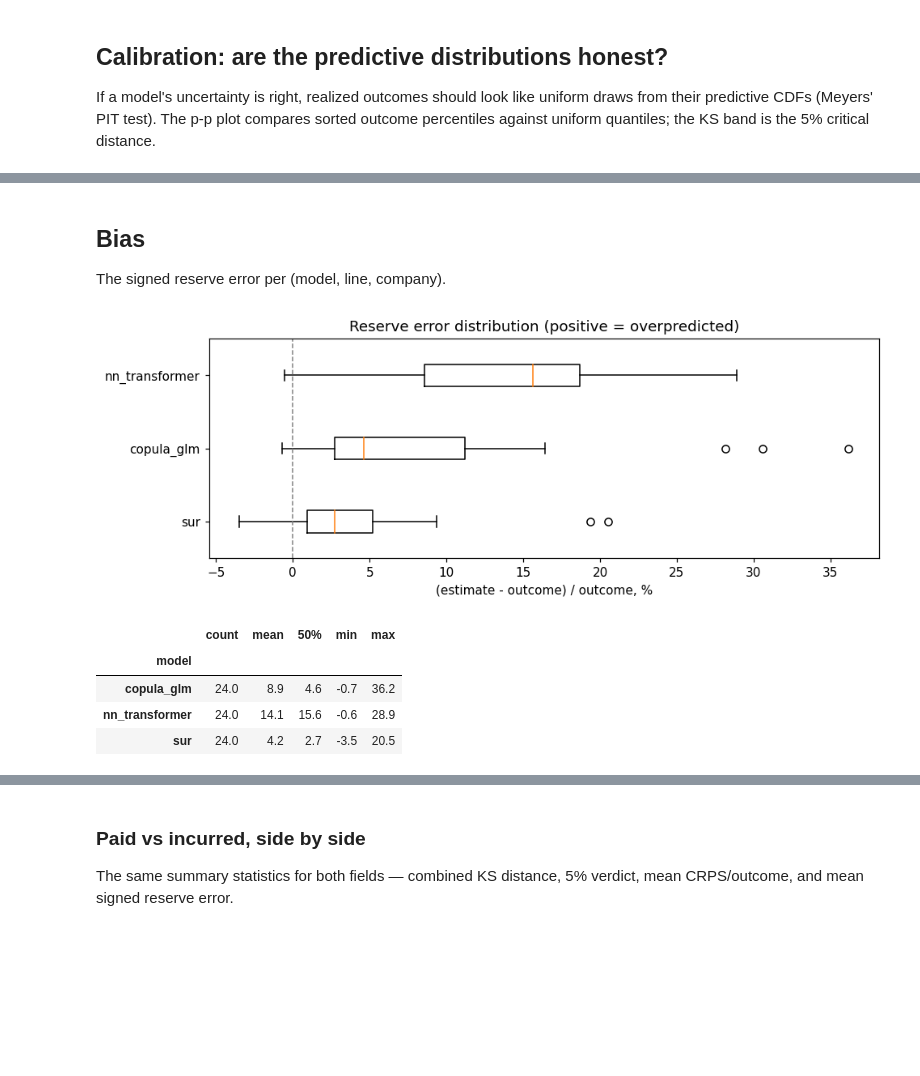
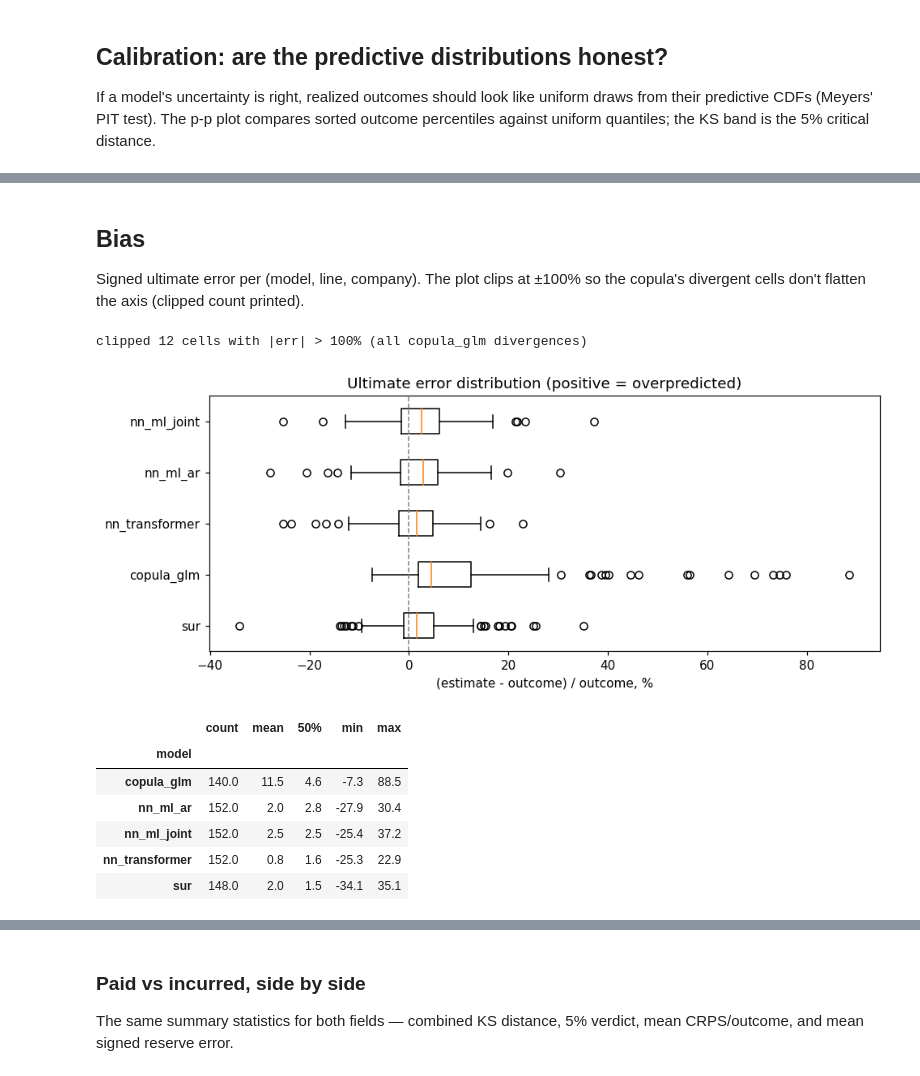
Before and after one commit to EKtheSage/ibnr, a Jupyter notebook: analysis/02_transformer_vs_statistical.ipynb, the cells around one changed output, grey strips where cells are left out. Drawn from its saved outputs; the diff is of its cells as text; code cells hidden in the pictures; blank space fills up the shorter version.

```diff
--- a/analysis/02_transformer_vs_statistical.ipynb
+++ b/analysis/02_transformer_vs_statistical.ipynb
@@ -19,10 +40,12 @@ four** Schedule P lines.
 # %%
 import warnings
+from itertools import combinations
 from pathlib import Path
 
 import matplotlib.pyplot as plt
 import numpy as np
 import pandas as pd
+from scipy import stats
 
 from ibnr.kernels.calibration import ks_uniformity, pp_points
 
@@ -31,12 +54,16 @@ plt.rcParams["figure.dpi"] = 110
 
 RESULTS = Path("results/compare_gallery.csv")
 df = pd.read_csv(RESULTS, dtype={"company_code": str})
-MODELS = ["sur", "copula_glm", "nn_transformer"]
+MODELS = ["sur", "copula_glm", "nn_transformer", "nn_ml_ar", "nn_ml_joint"]  # distributional
+POINT_MODELS = ["chain_ladder", *MODELS]
 LINES = sorted(df.loc[df["line"] != "ALL", "line"].unique())
 
 print(f"data publish: {df['mart_publish_id'].iloc[0]}   loss field: {df['loss_field'].iloc[0]}")
-print(f"{df['company_code'].nunique()} companies x {len(LINES)} lines; {len(df)} result rows")
+n_cells = len(df[(df["model"] == "chain_ladder") & (df["line"] != "ALL")])
+print(f"{df['company_code'].nunique()} companies, {n_cells} scored (company, line) cells")
 failed = df[df["error"].notna()] if "error" in df else pd.DataFrame()
-print(f"failed fits: {len(failed)}")
+if len(failed):
+    print("failed fits:")
+    print(failed.groupby("model")["error"].agg(["count", "first"]).to_string())
 # %% [output]
 data publish: 20260613_041006   loss field: paid_loss
@@ -170,20 +243,28 @@ pivot.round(4)
 # %% [markdown]
 ## Bias
 
-The signed reserve error per (model, line, company).
+Signed ultimate error per (model, line, company). The plot clips at ±100%
+so the copula's divergent cells don't flatten the axis (clipped count
+printed).
 # %%
-fig, ax = plt.subplots(figsize=(9, 3.4))
-data = [ok.loc[ok["model"] == m, "err_pct"] for m in MODELS]
+plot_ok = ok[ok["err_pct"].abs() <= 100]
+print(f"clipped {len(ok) - len(plot_ok)} cells with |err| > 100% (all copula_glm divergences)")
+fig, ax = plt.subplots(figsize=(9, 3.8))
+data = [plot_ok.loc[plot_ok["model"] == m, "err_pct"] for m in MODELS]
 ax.boxplot(data, labels=MODELS, vert=False)
 ax.axvline(0, color="grey", lw=1, ls="--")
 ax.set_xlabel("(estimate - outcome) / outcome, %")
-ax.set_title("Reserve error distribution (positive = overpredicted)")
-plt.tight_layout(); plt.show()
-ok.groupby("model")["err_pct"].describe().round(1)[["count", "mean", "50%", "min", "max"]]
+ax.set_title("Ultimate error distribution (positive = overpredicted)")
+plt.tight_layout()
+plt.show()
+plot_ok.groupby("model")["err_pct"].describe().round(1)[["count", "mean", "50%", "min", "max"]]
 # %% [output]
+clipped 12 cells with |err| > 100% (all copula_glm divergences)
-[figure, old version]
+[figure, new version]
 |  | count | mean | 50% | min | max |
 | model |  |  |  |  |  |
-| copula_glm | 24.0 | 8.9 | 4.6 | -0.7 | 36.2 |
-| nn_transformer | 24.0 | 14.1 | 15.6 | -0.6 | 28.9 |
-| sur | 24.0 | 4.2 | 2.7 | -3.5 | 20.5 |
+| copula_glm | 140.0 | 11.5 | 4.6 | -7.3 | 88.5 |
+| nn_ml_ar | 152.0 | 2.0 | 2.8 | -27.9 | 30.4 |
+| nn_ml_joint | 152.0 | 2.5 | 2.5 | -25.4 | 37.2 |
+| nn_transformer | 152.0 | 0.8 | 1.6 | -25.3 | 22.9 |
+| sur | 148.0 | 2.0 | 1.5 | -34.1 | 35.1 |
```
Also changed, not shown: parts of 21 cells of this notebook, 24 other files.
